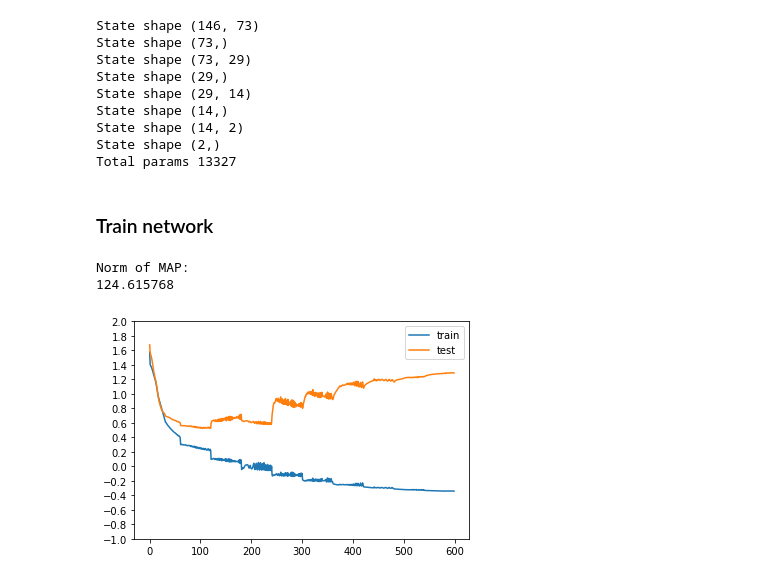
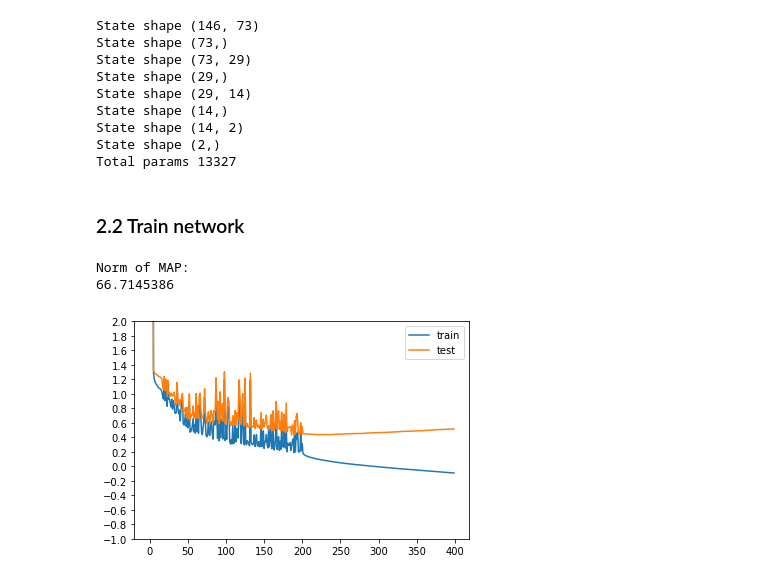
Before and after one commit to suswei/RLCT, a Jupyter notebook: notebooks/MCMC.ipynb, the cells around one changed output. Drawn from its saved outputs; the diff is of its cells as text; code cells hidden in the pictures.

```diff
--- a/notebooks/MCMC.ipynb
+++ b/notebooks/MCMC.ipynb
@@ -291,13 +291,13 @@ State shape (14, 2)
 State shape (2,)
 Total params 13327
 # %% [markdown]
-### Train network
+### 2.2 Train network
 # %%
-num_iters = 6000 # number of SGD steps
+num_iters = 20000 # number of SGD steps
 save_every = 100
-initial_lr = 3e-6
+initial_lr = 1e-5
 lr = initial_lr
-num_repeats = 10
+num_repeats = 2
 
 state_vars = [tf.Variable(s) for s in initial_state]
 opt = tf.optimizers.SGD(learning_rate=initial_lr)
@@ -314,34 +314,34 @@ traces = [[] for _ in range(len(initial_state))]
 
 for r in range(num_repeats):
 
   for i in range(num_iters):
     if i % save_every == 0:
       for t, s in zip(traces, state_vars):
         t.append(s.numpy())
     minimize()
 
-  opt.learning_rate = 0.6*opt.learning_rate
+  opt.learning_rate = 1e-2*opt.learning_rate
 
 map_trace = [np.array(t) for t in traces]
 
 # map_initial_state contains the same number of entries as initial_state
 # note that this currently has 8 entries (one per weight matrix and bias)
 # and each of those entries is a tensor, shapes given above
 map_initial_state = [tf.constant(t[-1]) for t in map_trace]
 
 # Graph training and test performance
 plot_curves(map_trace)
 plt.ylim(-1, 2)
 plt.yticks(np.linspace(-1, 2, 16));
 
 d = 0.0
 for x in map_initial_state:
   d += tf.square(tf.norm(x))
 
 print("Norm of MAP:")
 tf.print(d)
 # %% [output]
 Norm of MAP:
-124.615768
+66.7145386
-[figure, old version]
+[figure, new version]
 # %% [markdown]
```
Also changed, not shown: parts of 12 cells of this notebook.
